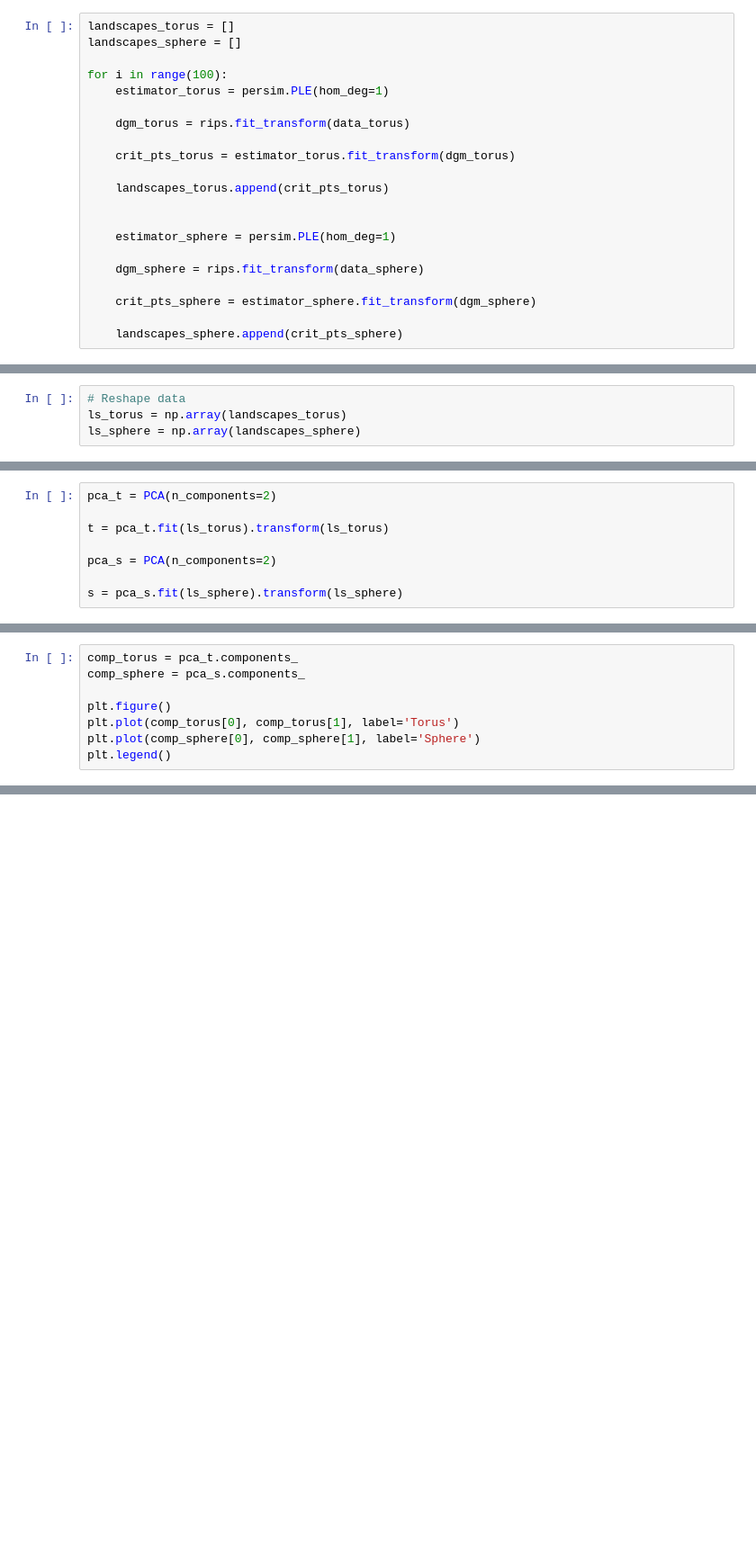
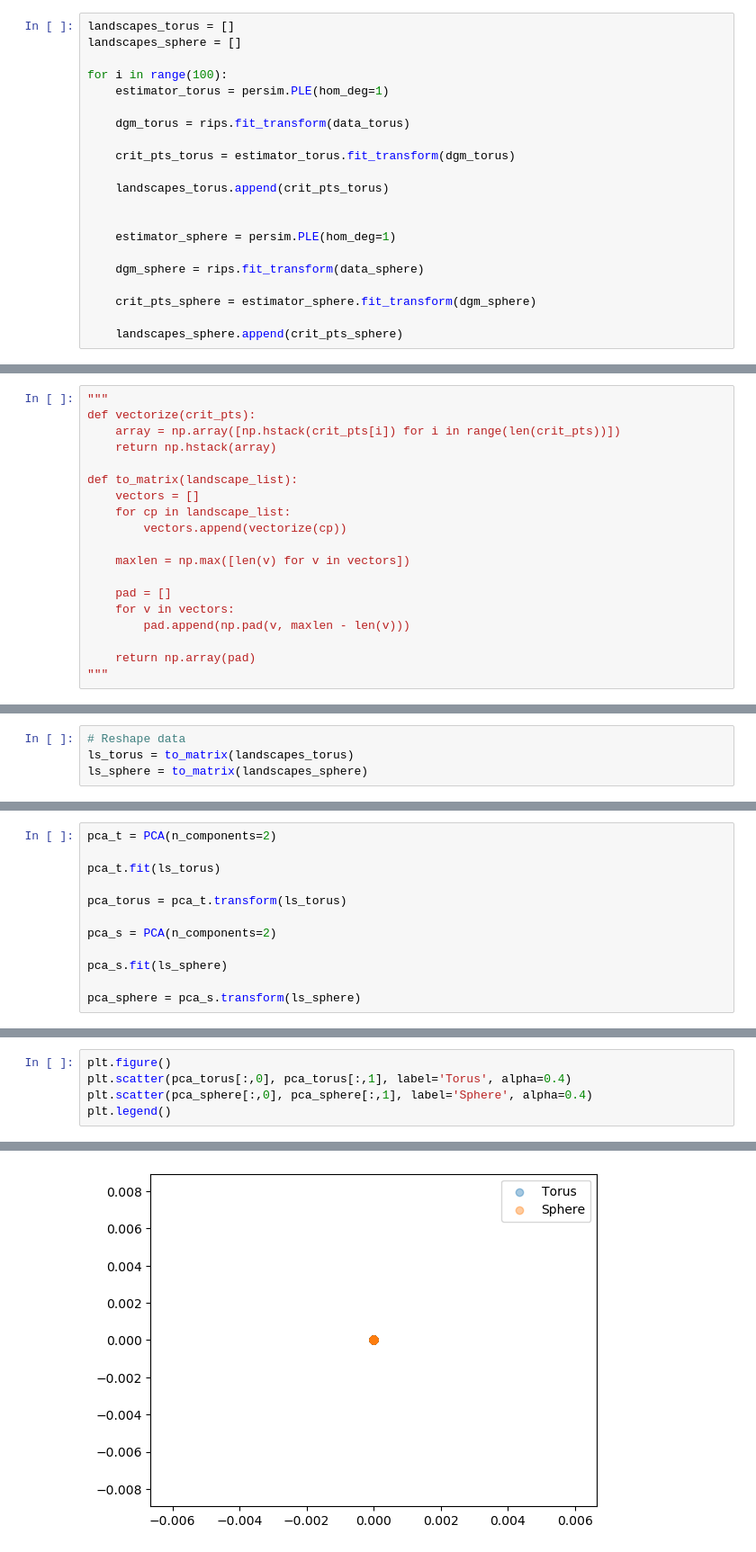
Before and after one commit to scikit-tda/persim, a Jupyter notebook: docs/notebooks/Persistence Landscapes and Machine Learning.ipynb, the cells around one changed output, grey strips where cells are left out. Shown at 90% size. Saved outputs shown, nothing was run; the diff lists cells and outputs as text; blank space fills up the shorter version.

```diff
--- a/docs/notebooks/Persistence Landscapes and Machine Learning.ipynb
+++ b/docs/notebooks/Persistence Landscapes and Machine Learning.ipynb
@@ -92,0 +93,19 @@ print(np.shape(landscapes_sphere))
+# %%
+"""
+def vectorize(crit_pts):
+    array = np.array([np.hstack(crit_pts[i]) for i in range(len(crit_pts))])
+    return np.hstack(array)
+
+def to_matrix(landscape_list):
+    vectors = []
+    for cp in landscape_list:
+        vectors.append(vectorize(cp))
+
+    maxlen = np.max([len(v) for v in vectors])
+
+    pad = []
+    for v in vectors:
+        pad.append(np.pad(v, maxlen - len(v)))
+
+    return np.array(pad)
+"""
@@ -93,4 +114,4 @@ print(np.shape(landscapes_sphere))
 # %%
 # Reshape data
-ls_torus = np.array(landscapes_torus)
-ls_sphere = np.array(landscapes_sphere)
+ls_torus = to_matrix(landscapes_torus)
+ls_sphere = to_matrix(landscapes_sphere)
@@ -99,8 +118,12 @@ ValueError: all the input array dimensions for the concatenation axis must match
 # %%
 pca_t = PCA(n_components=2)
 
-t = pca_t.fit(ls_torus).transform(ls_torus)
+pca_t.fit(ls_torus)
+
+pca_torus = pca_t.transform(ls_torus)
 
 pca_s = PCA(n_components=2)
 
-s = pca_s.fit(ls_sphere).transform(ls_sphere)
+pca_s.fit(ls_sphere)
+
+pca_sphere = pca_s.transform(ls_sphere)
@@ -109,8 +130,6 @@ NameError: name 'ls_torus' is not defined
 # %%
-comp_torus = pca_t.components_
-comp_sphere = pca_s.components_
-
 plt.figure()
-plt.plot(comp_torus[0], comp_torus[1], label='Torus')
-plt.plot(comp_sphere[0], comp_sphere[1], label='Sphere')
+plt.scatter(pca_torus[:,0], pca_torus[:,1], label='Torus', alpha=0.4)
+plt.scatter(pca_sphere[:,0], pca_sphere[:,1], label='Sphere', alpha=0.4)
 plt.legend()
+# %% [output]
@@ -116,0 +137 @@ plt.legend()
+[figure, added]
```
Also changed, not shown: parts of 8 cells of this notebook.
